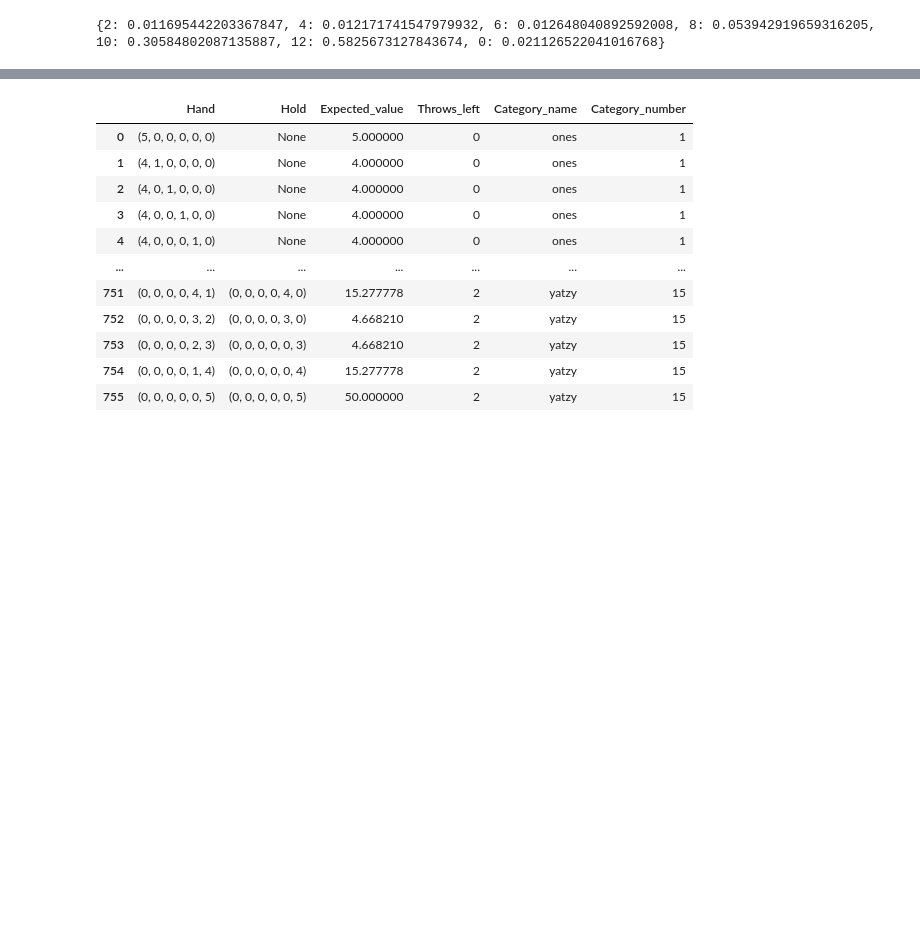
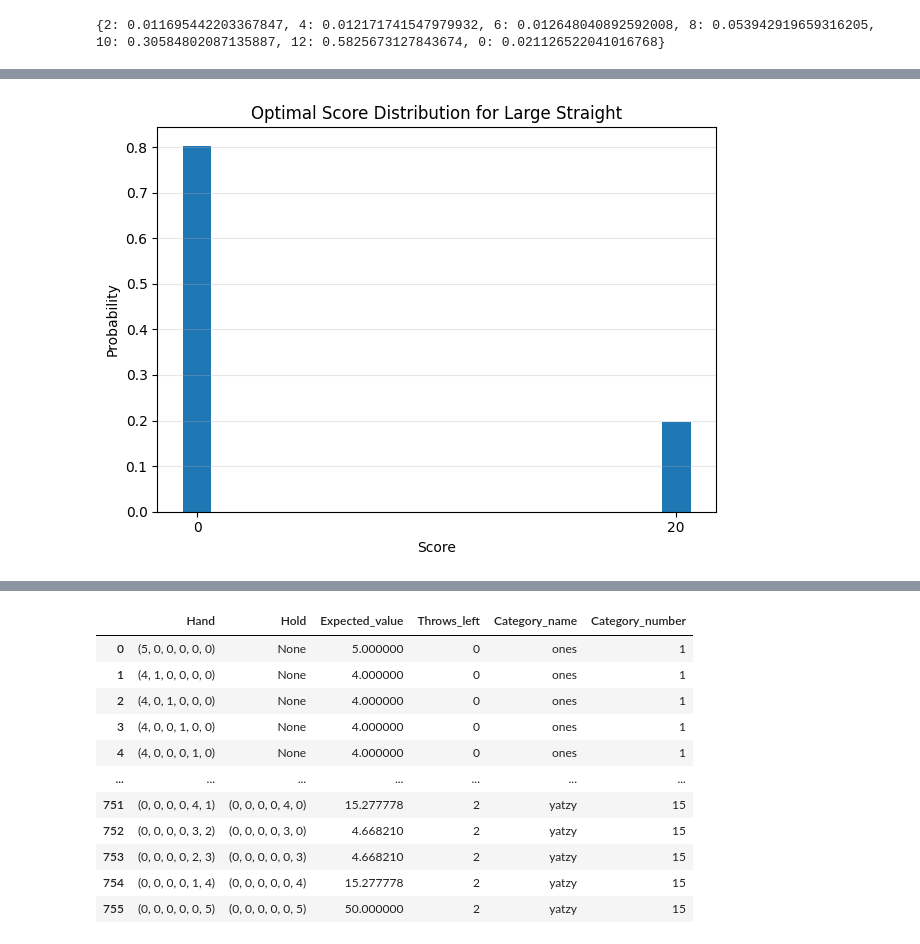
Before and after one commit to Linuchef/Yatzy_optimiziation, a Jupyter notebook: notebooks/analysis.ipynb, the cells around one changed output, grey strips where cells are left out. Saved outputs shown, nothing was run; the diff lists cells and outputs as text; code cells hidden in the pictures; blank space fills up the shorter version.

```diff
--- a/notebooks/analysis.ipynb
+++ b/notebooks/analysis.ipynb
@@ -14,0 +30,7 @@ print(prob_dist)
+# %%
+category_distribution_plot(
+    find_category_distribution(s.large_straight),
+    "Optimal Score Distribution for Large Straight"
+)
+# %% [output]
+[figure, added]
```
Also changed, not shown: parts of 15 cells of this notebook, 3 other files.
